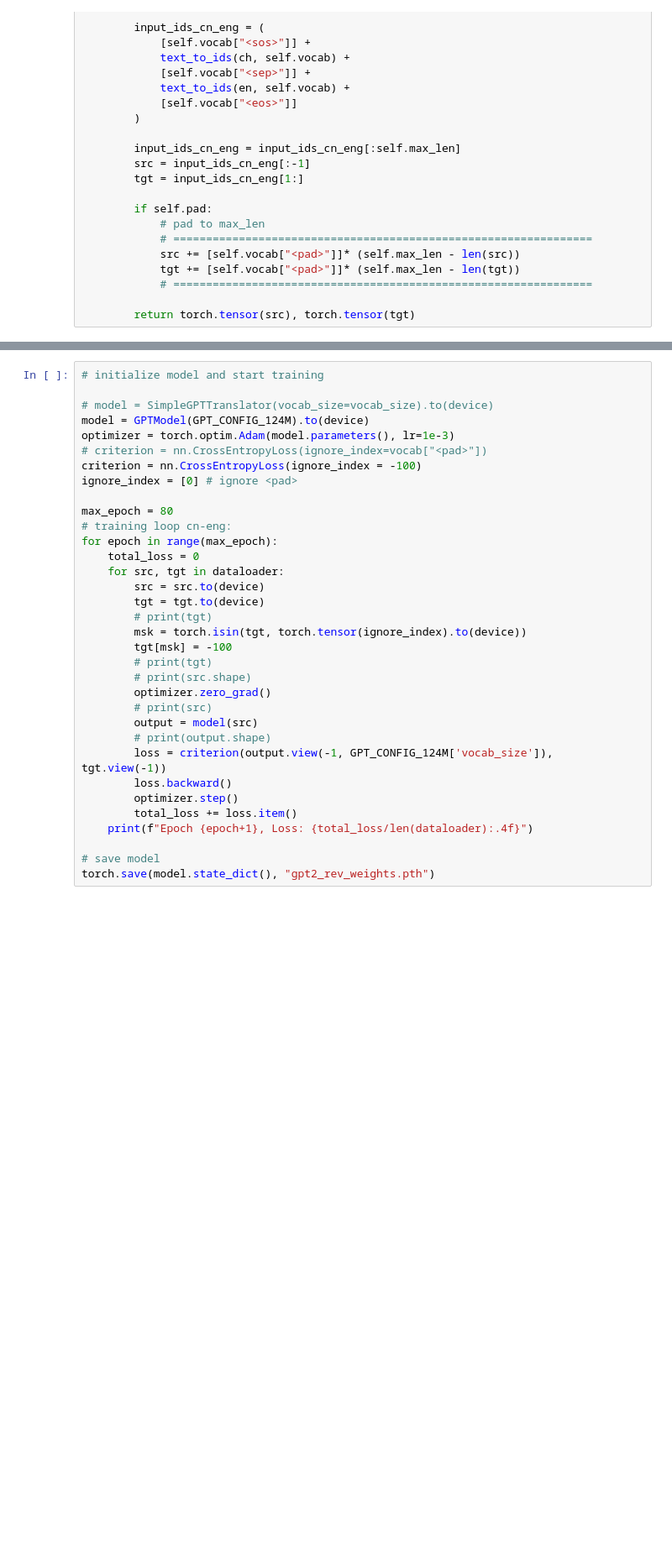
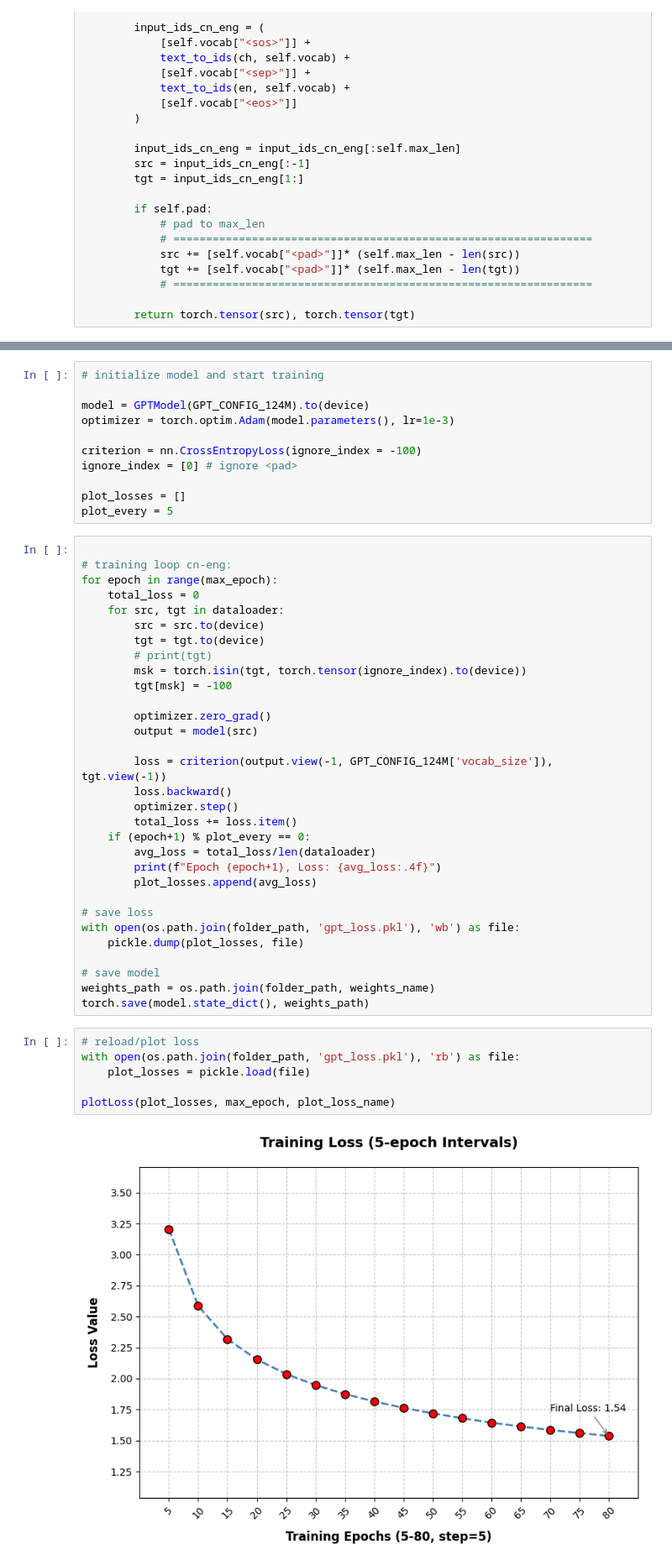
Before and after one commit to xuguy/DL-MDS5122-hw2, a Jupyter notebook: gpt2_dup.ipynb, the cells around one changed output, grey strips where cells are left out. Shown: that part at 84% size. Saved outputs shown, nothing was run; the diff lists cells and outputs as text; blank space fills up the shorter version.

```diff
--- a/gpt2_dup.ipynb
+++ b/gpt2_dup.ipynb
@@ -304,14 +357,16 @@ class GPTModel(nn.Module):
+# %%
+# initialize model and start training
+
+model = GPTModel(GPT_CONFIG_124M).to(device)
+optimizer = torch.optim.Adam(model.parameters(), lr=1e-3)
+
+criterion = nn.CrossEntropyLoss(ignore_index = -100)
+ignore_index = [0] # ignore <pad>
+
+plot_losses = []
+plot_every = 5
 # %%
-# initialize model and start training
 
-# model = SimpleGPTTranslator(vocab_size=vocab_size).to(device)
-model = GPTModel(GPT_CONFIG_124M).to(device)
-optimizer = torch.optim.Adam(model.parameters(), lr=1e-3)
-# criterion = nn.CrossEntropyLoss(ignore_index=vocab["<pad>"])
-criterion = nn.CrossEntropyLoss(ignore_index = -100)
-ignore_index = [0] # ignore <pad>
-
-max_epoch = 80
 # training loop cn-eng:
 for epoch in range(max_epoch):
     total_loss = 0
@@ -321,19 +376,33 @@ for epoch in range(max_epoch):
         # print(tgt)
         msk = torch.isin(tgt, torch.tensor(ignore_index).to(device))
         tgt[msk] = -100
-        # print(tgt)
-        # print(src.shape)
+
         optimizer.zero_grad()
-        # print(src)
         output = model(src)
-        # print(output.shape)
+
         loss = criterion(output.view(-1, GPT_CONFIG_124M['vocab_size']), tgt.view(-1))
         loss.backward()
         optimizer.step()
         total_loss += loss.item()
-    print(f"Epoch {epoch+1}, Loss: {total_loss/len(dataloader):.4f}")
+    if (epoch+1) % plot_every == 0:
+        avg_loss = total_loss/len(dataloader)
+        print(f"Epoch {epoch+1}, Loss: {avg_loss:.4f}")
+        plot_losses.append(avg_loss)
+
+# save loss
+with open(os.path.join(folder_path, 'gpt_loss.pkl'), 'wb') as file:
+    pickle.dump(plot_losses, file)
 
 # save model
-torch.save(model.state_dict(), "gpt2_rev_weights.pth")
+weights_path = os.path.join(folder_path, weights_name)
+torch.save(model.state_dict(), weights_path)
+# %%
+# reload/plot loss
+with open(os.path.join(folder_path, 'gpt_loss.pkl'), 'rb') as file:
+    plot_losses = pickle.load(file)
+
+plotLoss(plot_losses, max_epoch, plot_loss_name)
+# %% [output]
+[figure, added]
 # %%
 # reload model
```
Also changed, not shown: parts of 14 cells of this notebook, 29 other files.
